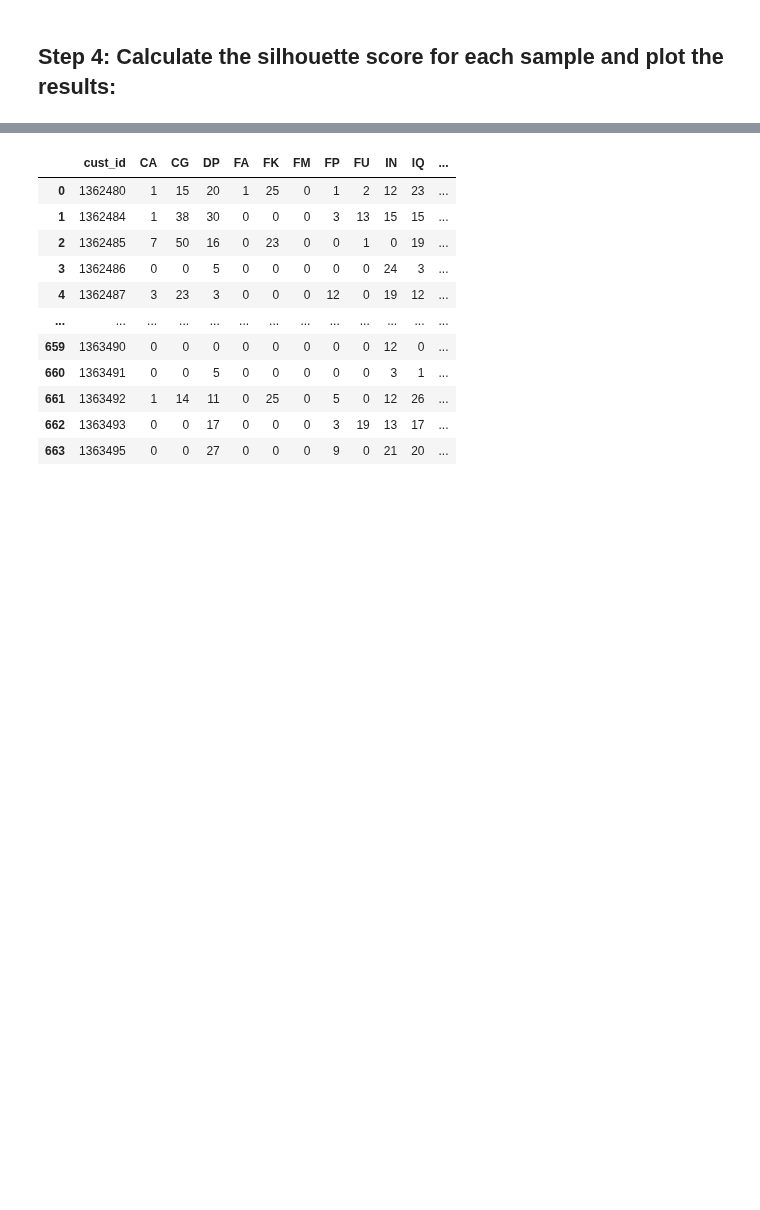
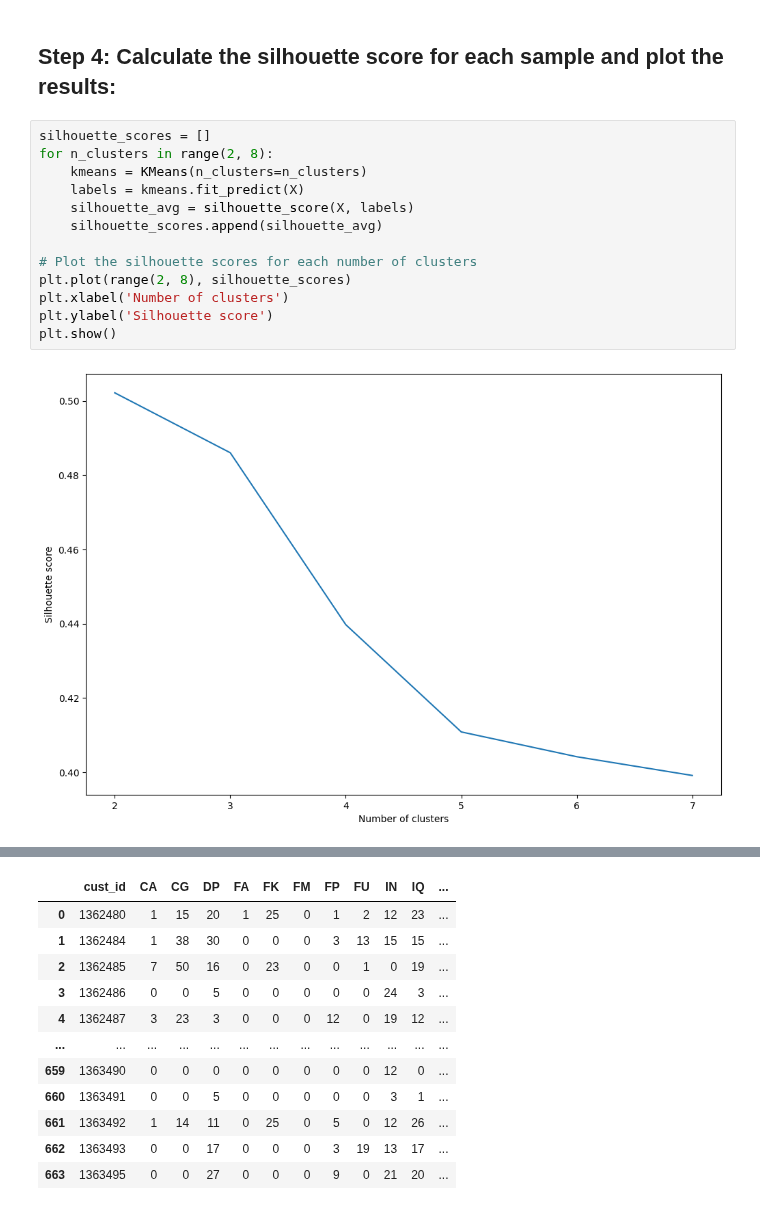
Before and after one commit to btmarsh6/mini-project-III, a Jupyter notebook: Brittany_Cluster_Notebook.ipynb, the cells around one changed output, grey strips where cells are left out. Cells and saved outputs as stored; diff of their text form; blank space fills up the shorter version.

```diff
--- a/Brittany_Cluster_Notebook.ipynb
+++ b/Brittany_Cluster_Notebook.ipynb
@@ -170,5 +170,20 @@ For n_clusters = 6 The average silhouette_score is : 0.402529402600626
 # %% [markdown]
 ## Step 4: Calculate the silhouette score for each sample and plot the results:
+# %%
+silhouette_scores = []
+for n_clusters in range(2, 8):
+    kmeans = KMeans(n_clusters=n_clusters)
+    labels = kmeans.fit_predict(X)
+    silhouette_avg = silhouette_score(X, labels)
+    silhouette_scores.append(silhouette_avg)
+
+# Plot the silhouette scores for each number of clusters
+plt.plot(range(2, 8), silhouette_scores)
+plt.xlabel('Number of clusters')
+plt.ylabel('Silhouette score')
+plt.show()
+# %% [output]
+[figure, added]
 # %%
 colors = ['#188193', '#35948e', '#555653', '#b7bfc3', '#79868d', '#a5978a', '#075773']
 
```
Also changed, not shown: parts of 13 cells of this notebook.
